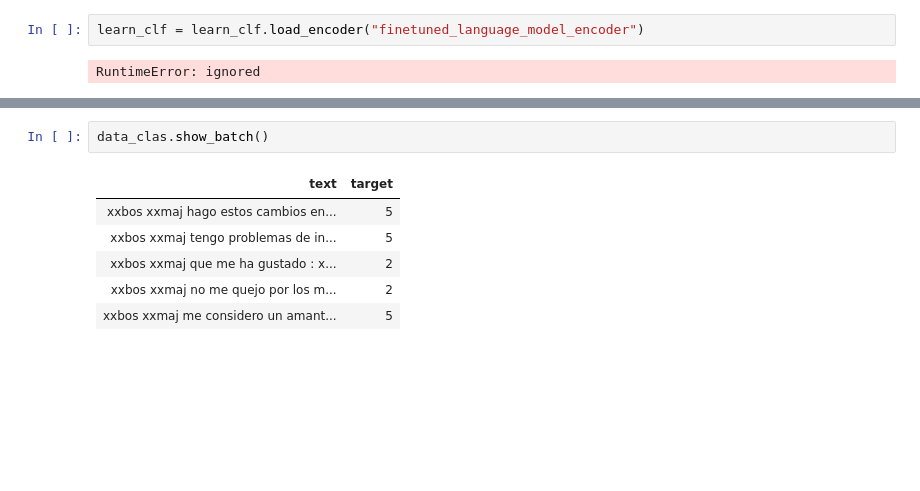
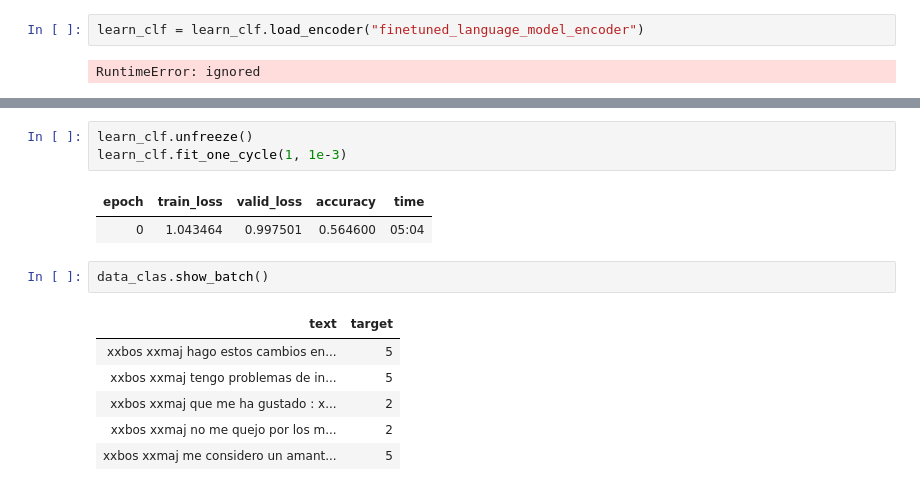
Before and after one commit to imceballos/udd_homeworks, a Jupyter notebook: Tarea2_MLAplicado.ipynb, the cells around one changed output, grey strips where cells are left out. Cells and saved outputs as stored; diff of their text form; blank space fills up the shorter version.

```diff
--- a/Tarea2_MLAplicado.ipynb
+++ b/Tarea2_MLAplicado.ipynb
@@ -411,3 +412,9 @@ NameError: ignored
+# %%
+learn_clf.unfreeze()
+learn_clf.fit_one_cycle(1, 1e-3)
+# %% [output]
+| epoch | train_loss | valid_loss | accuracy | time |
+| 0 | 1.043464 | 0.997501 | 0.564600 | 05:04 |
 # %%
 data_clas.show_batch()
 # %% [output]
```
Also changed, not shown: parts of 25 cells of this notebook.
